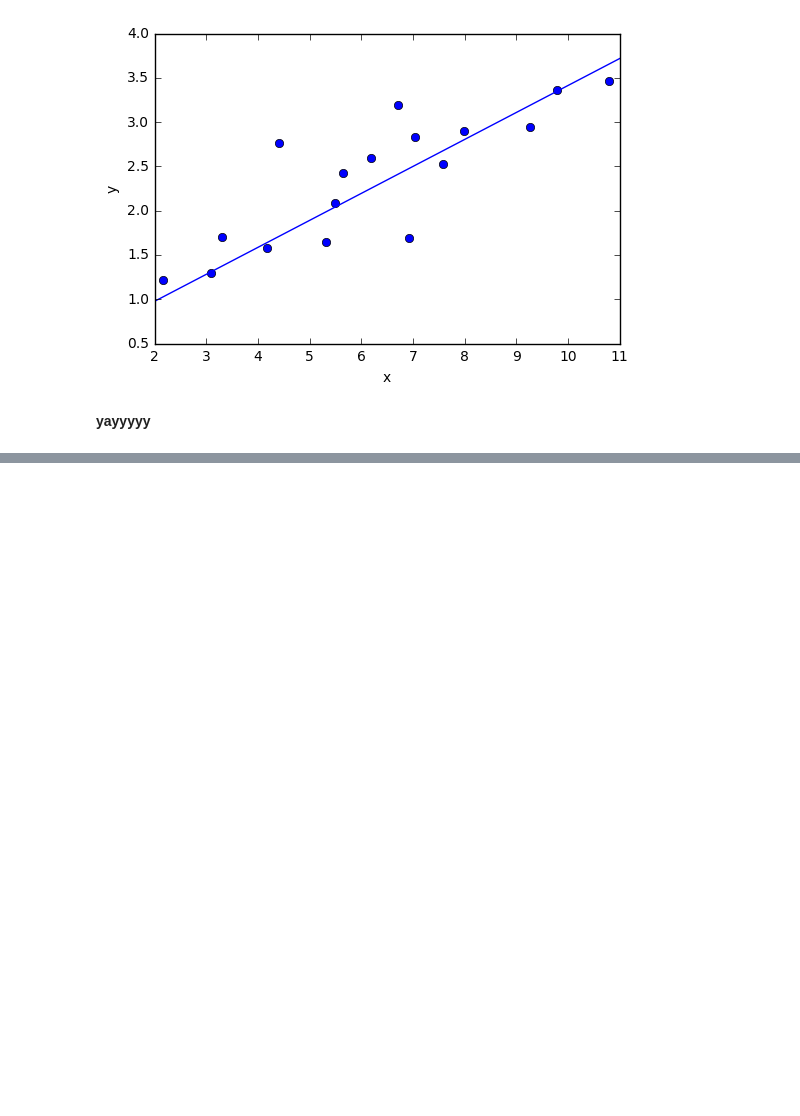
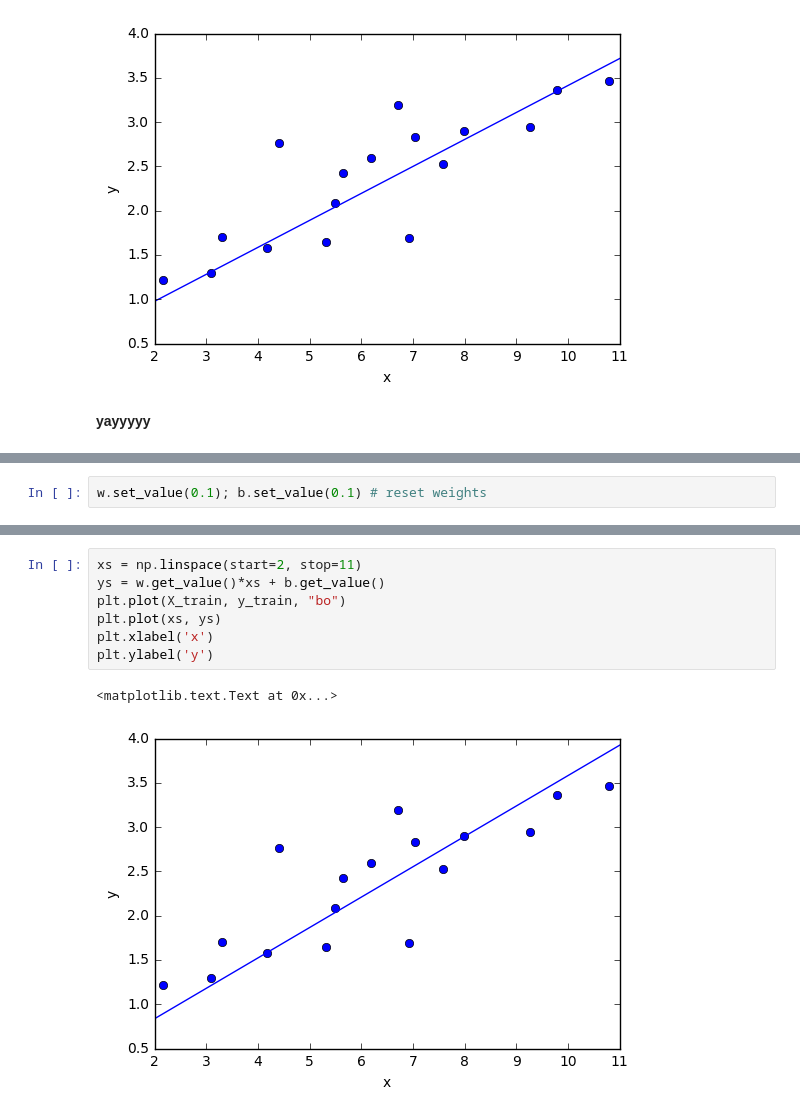
Before and after one commit to christopher-beckham/inf6953h, a Jupyter notebook: intro.ipynb, the cells around one changed output, grey strips where cells are left out. Saved outputs shown, nothing was run; the diff lists cells and outputs as text; blank space fills up the shorter version.

```diff
--- a/intro.ipynb
+++ b/intro.ipynb
@@ -359,0 +370,2 @@ plt.ylabel('y')
+# %%
+w.set_value(0.1); b.set_value(0.1) # reset weights
@@ -359,0 +446,10 @@ plt.ylabel('y')
+# %%
+xs = np.linspace(start=2, stop=11)
+ys = w.get_value()*xs + b.get_value()
+plt.plot(X_train, y_train, "bo")
+plt.plot(xs, ys)
+plt.xlabel('x')
+plt.ylabel('y')
+# %% [output]
+<matplotlib.text.Text at 0x...>
+[figure, added]
```
Also changed, not shown: parts of 16 cells of this notebook, 3 other files.
